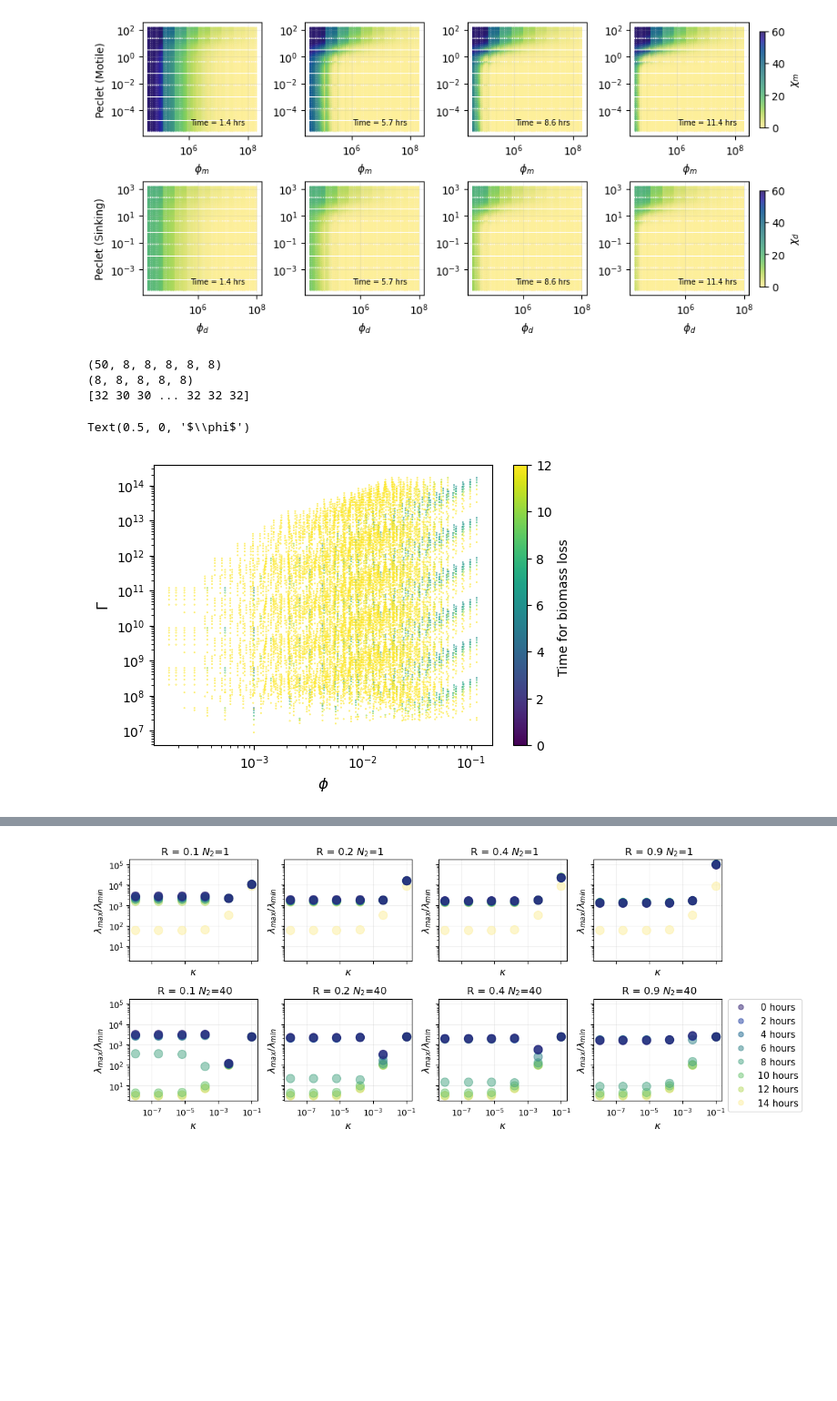
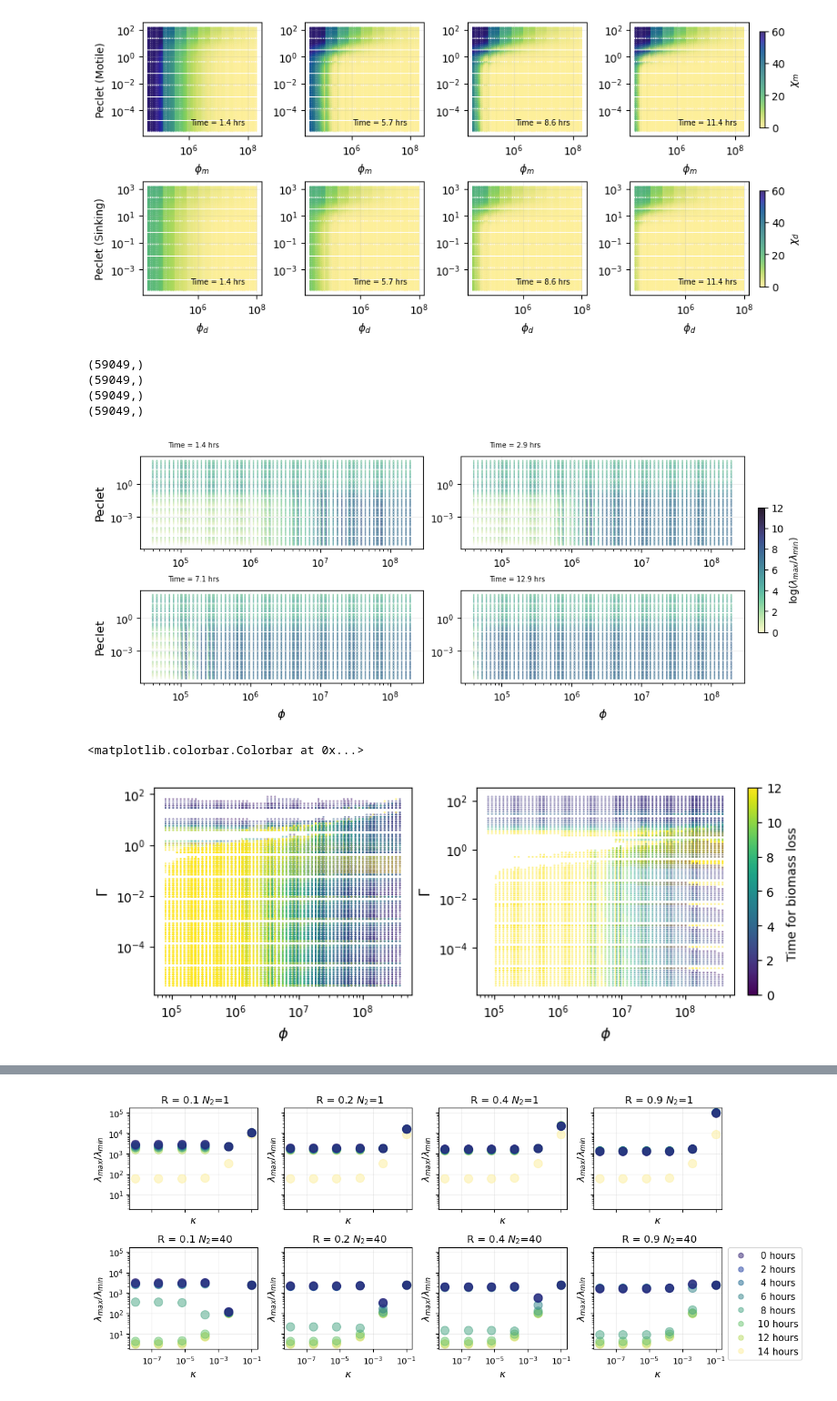
Before and after one commit to sienna-white/box_model, a Jupyter notebook: two_species.ipynb, the cells around one changed output, grey strips where cells are left out. Shown at 91% size. Saved outputs shown, nothing was run; the diff lists cells and outputs as text; code cells hidden in the pictures; blank space fills up the shorter version.

```diff
--- a/two_species.ipynb
+++ b/two_species.ipynb
@@ -284,14 +284,14 @@ Text(0, 0.5, 'Peclet (Sinking)')
 # # fig.savefig("two_species_nd.png", dpi=300)
 # assert(False)
 # %%
-
-fig, axs2 = plt.subplots(nrows=2, ncols=2, figsize=(8, 4), sharex=False, sharey=False, constrained_layout=True)
+importlib.reload(pm)
+fig, axs2 = plt.subplots(nrows=2, ncols=2, figsize=(10, 4), sharex=False, sharey=False, constrained_layout=True)
 axs = axs2.flatten()
 vmin, vmax = -1, 1
 
 
-def get_stiffness(kappa, h1, h2, m1, m2, d1, d2, n1):
-    eigenvalues, ev = pm.jacobian_2s(kappa, h1, h2, m1, m2, d1, d2, n1)
+def get_stiffness(kappa, R, H, m1, m2, d1, d2, n1):
+    eigenvalues, ev = pm.jacobian_2s(kappa, R, H, m1, m2, d1, d2, n1)
     eigenvalues = sorted(eigenvalues)
     stiffness = abs(eigenvalues[0]) / abs(eigenvalues[-1])
     return stiffness
@@ -341,14 +341,17 @@ for it,T in enumerate([5, 10, 25, 45]):
     h1 = h1.values.flatten()
     h2 = h2.values.flatten()
     R = R.values.flatten()
+    print(R.shape)
+    H = H.values.flatten()
 
     for i in range(0, len(ndx), 1):
-        stiffness0 = get_stiffness(kappa[i], h1[i], h2[i], m1[i], m2[i], d1[i], d2[i], n1[i])
+        stiffness0 = get_stiffness(kappa[i], R[i], H[i], m1[i], m2[i], d1[i], d2[i], n1[i])
         stiffness[i] = np.log(stiffness0)
         # print("Stiffness =", np.log(stiffness))
 
     idx = stiffness > 0
-    h = axs[it].scatter(ndx[idx], ndy[idx], c=stiffness[idx], cmap=cmo.cm.deep, s = 0.004, vmin=0, vmax=10) #, markersize=2)
+
+    h = axs[it].scatter(ndx[idx], ndy[idx], c=stiffness[idx], cmap=cmo.cm.deep, s = 0.003, vmin=0, vmax=12) #, markersize=2)
 
     axs[it].annotate("Time = %2.1f hrs" % hr, xy=(0.1, 1.1), xycoords="axes fraction", fontsize=7)
 
@@ -356,7 +359,8 @@ for ax in axs.flatten():
     ax.set_xscale("log")
     ax.set_yscale("log")
     ax.grid(alpha=0.2)
-    ax.set_ylabel(r"Peclet", fontsize=12)
+axs[0].set_ylabel(r"Peclet", fontsize=12)
+axs[2].set_ylabel(r"Peclet", fontsize=12)
 
 axs[2].set_xlabel(r"$\phi$", fontsize=12)
 axs[3].set_xlabel(r"$\phi$", fontsize=12)
@@ -366,59 +370,65 @@ fig.colorbar(h, shrink=0.55, label=r"$\log(\lambda_{max} / \lambda_{min})$", ax=
 
 # plt.colorbar(h, shrink=0.85, label=r"Percentage $\Delta$ biomass", ax=axs[1,1])
 fig.savefig("stiffness.png", dpi=300)
-assert(False)
+# %% [output]
+(59049,)
+(59049,)
+(59049,)
+(59049,)
+[figure, added]
 # %%
 P0 = dst.m1.init * 2e6
 n2 = dst.n2
 R = dst.ratio
 H = dst.depth
 kappa = dst.kappa
 
 # MICROCYSTIS ****************************************************************
-growth_m = (1/(1 + n2/pm.gamma_m)) * pm.alpha
-growth_d = (1/(1 + n2/pm.gamma_d)) * pm.beta
+growth_m =  pm.alpha
+growth_d =  pm.beta
 
 
-uptake = n2/pm.gamma_d * (uptake_d * P0)/n2  + n2/pm.gamma_m * (uptake_m * P0)/n2
+uptake = pm.gamma_d/n2**2 * (uptake_d * P0) + pm.gamma_m/n2**2 * (uptake_m * P0)
 
-# uptake = (1/(1 + n2/pm.gamma_d)) * (uptake_d * P0)/n2  + (1/(1 + n2/pm.gamma_m)) * (uptake_m * P0)/n2
-adv_m  = pm.wm/(R * H)
+adv_m  = pm.wm/(R * H) #(R * H) #R * H) #((1-R) * H)
 adv_d  = pm.wd/(R * H)
 
 diff = kappa/(R * H**2)
 
-ndx =    growth_m/adv_m
-ndy =    uptake/diff
+ndy =    diff/adv_m
+ndx =    uptake/growth_m #/diff #adv_m
 
 ndx = ndx.broadcast_like(dst.m1.isel(t=0))
 ndy = ndy.broadcast_like(dst.m1.isel(t=0))
 
-gradient = np.gradient((dst.d1.values+dst.d2.values), axis=0)
 
-# gradient = np.gradient((dst.m1.values+dst.m2.values), axis=0)
-neg = dst.n1.values < pm.gamma_d #(dst.d1.values+dst.d2.values) < (dst.m1.values+dst.m2.values)
-idx = np.argmax(neg, axis=0)
-crop = (idx > 0) & (idx < 48)
-fig = plt.figure(figsize=(6, 4))
-ax = plt.gca()
+fig, axs = plt.subplots(figsize=(8, 3), ncols=2, nrows=1, constrained_layout=True)
 
 
-print(dst.m1.values.shape)
-print(ndx.shape)
-print(idx[crop])
+gradient = np.gradient((dst.d1.values+dst.d2.values), axis=0)
+neg = gradient < 0
+idx = np.argmax(neg, axis=0)
+crop = (idx > 0) # & (idx < 48)
+h= axs[0].scatter(ndx.values[crop], ndy.values[crop], c=idx[crop], s=0.1, vmin=0, vmax=12 )
 
-h= ax.scatter(ndx.values[crop], ndy.values[crop], c=idx[crop], s=0.1, vmin=0, vmax=12 )
+
+gradient = np.gradient((dst.m1.values+dst.m2.values), axis=0)
+neg = gradient < 0
+idx = np.argmax(neg, axis=0)
+crop = (idx > 0) # & (idx < 48)
+
+h= axs[1].scatter(ndx.values[crop], ndy.values[crop], c=idx[crop], s=0.1, vmin=0, vmax=12 )
+
+for ax in axs.flatten():
+    ax.set_yscale("log")
+    ax.set_xscale("log")
+    ax.set_ylabel(r"$\Gamma$", fontsize=12)
+    ax.set_xlabel(r"$\phi$", fontsize=12)
+
 plt.colorbar(h, label="Time for biomass loss ")
-ax.set_yscale("log")
-ax.set_xscale("log")
-ax.set_ylabel(r"$\Gamma$", fontsize=12)
-ax.set_xlabel(r"$\phi$", fontsize=12)
 # %% [output]
-(50, 8, 8, 8, 8, 8)
-(8, 8, 8, 8, 8)
-[32 30 30 ... 32 32 32]
+<matplotlib.colorbar.Colorbar at 0x...>
-Text(0.5, 0, '$\\phi$')
-[figure, old version]
+[figure, new version]
 # %%
 
 
```
Also changed, not shown: parts of 4 cells of this notebook, 2 other files.
